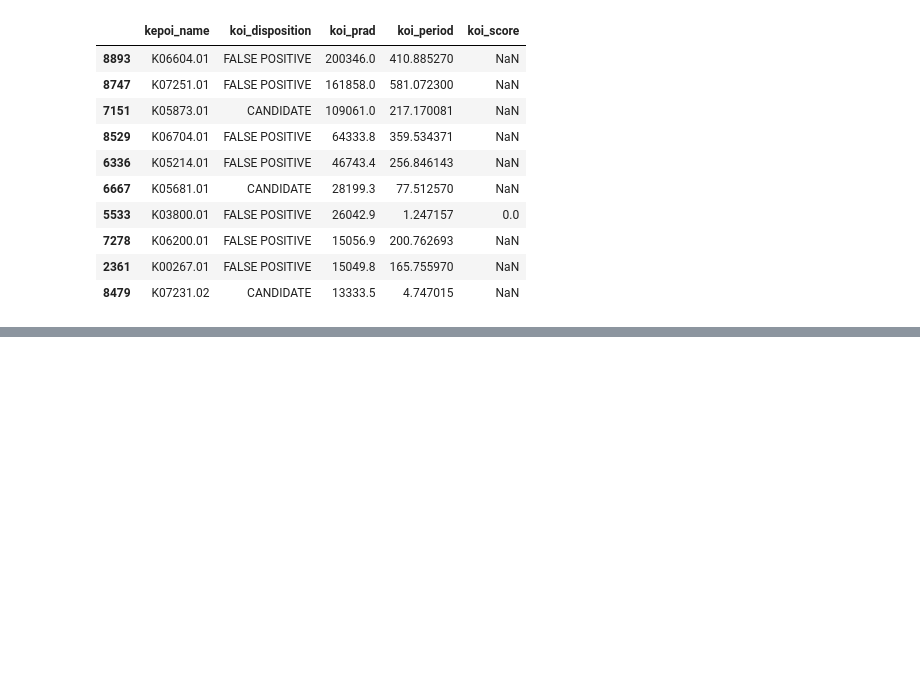
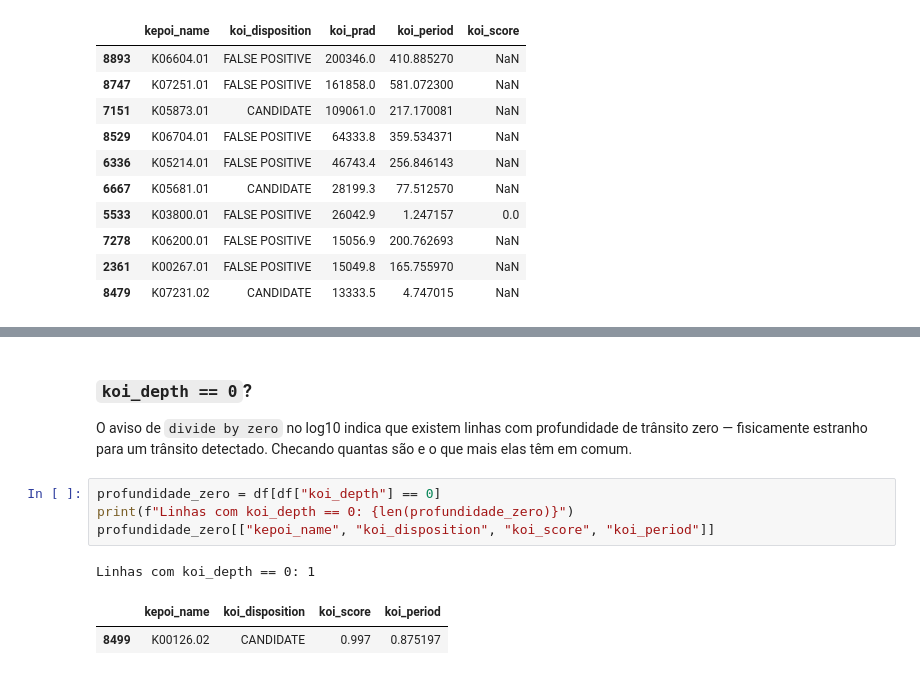
Before and after one commit to israelgoncalvesx/exopredict-cloud, a Jupyter notebook: notebooks/01_eda.ipynb, the cells around one changed output, grey strips where cells are left out. Saved outputs shown, nothing was run; the diff lists cells and outputs as text; blank space fills up the shorter version.

```diff
--- a/notebooks/01_eda.ipynb
+++ b/notebooks/01_eda.ipynb
@@ -241,0 +278,12 @@ maiores_prad
+# %% [markdown]
+### `koi_depth == 0`?
+
+O aviso de `divide by zero` no log10 indica que existem linhas com profundidade de trânsito zero — fisicamente estranho para um trânsito detectado. Checando quantas são e o que mais elas têm em comum.
+# %%
+profundidade_zero = df[df["koi_depth"] == 0]
+print(f"Linhas com koi_depth == 0: {len(profundidade_zero)}")
+profundidade_zero[["kepoi_name", "koi_disposition", "koi_score", "koi_period"]]
+# %% [output]
+Linhas com koi_depth == 0: 1
+|  | kepoi_name | koi_disposition | koi_score | koi_period |
+| 8499 | K00126.02 | CANDIDATE | 0.997 | 0.875197 |
```
Also changed, not shown: parts of 2 cells of this notebook, 2 other files.
